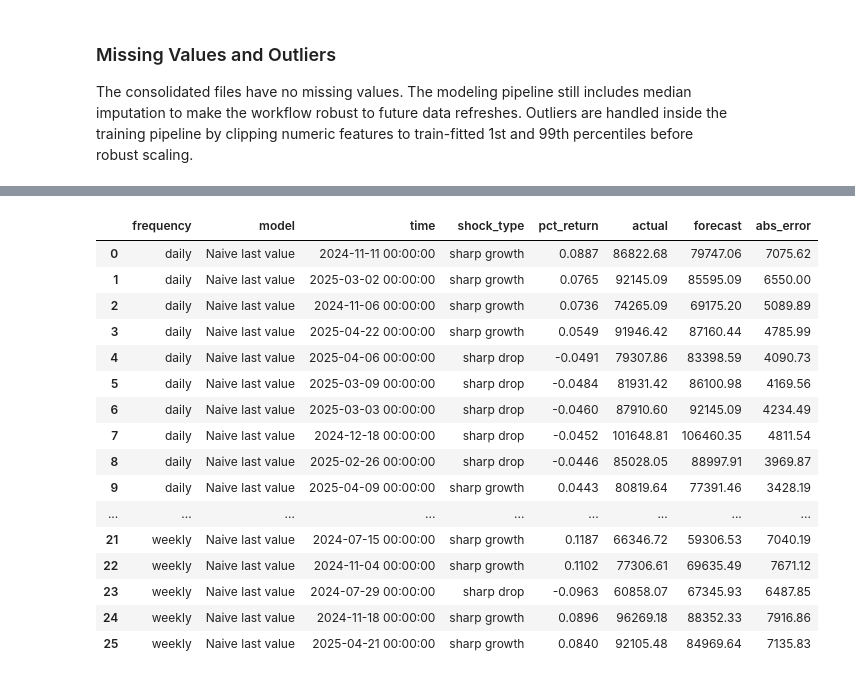
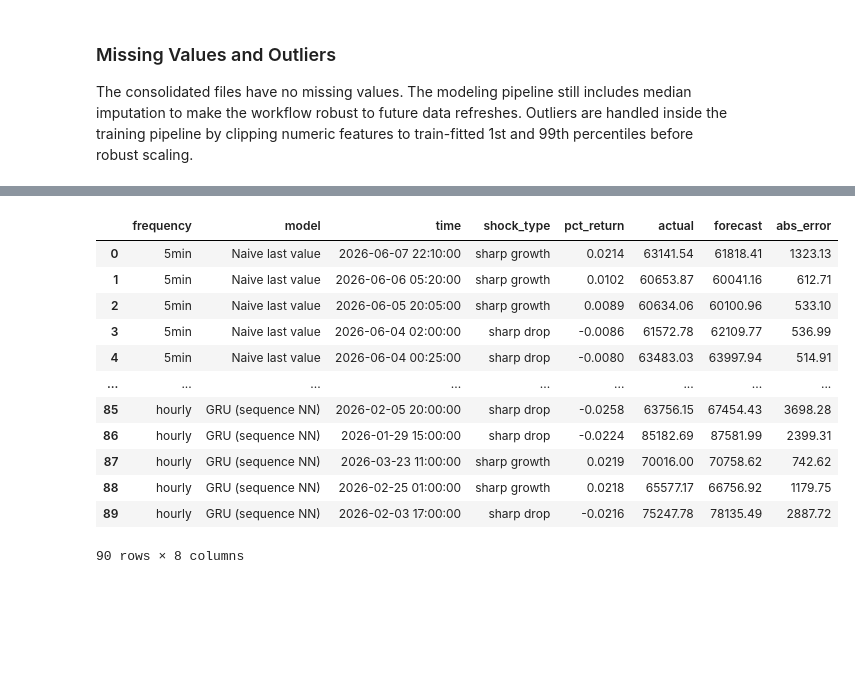
Before and after one commit to Tigran28102003/personal_projects, a Jupyter notebook: diploma/ACTUAL_VERSION/mmda_btc_report.ipynb, the cells around one changed output, grey strips where cells are left out. Drawn from its saved outputs; the diff is of its cells as text; code cells hidden in the pictures; blank space fills up the shorter version.

```diff
--- a/diploma/ACTUAL_VERSION/mmda_btc_report.ipynb
+++ b/diploma/ACTUAL_VERSION/mmda_btc_report.ipynb
@@ -859,7 +848,7 @@ def permutation_importance_table(frequency, model_name, n_repeats=5, top_n=15):
         n_repeats=n_repeats,
         random_state=RANDOM_STATE,
         scoring='neg_mean_absolute_error',
-        n_jobs=-1,
+        n_jobs=1,
     )
     table = pd.DataFrame({
         'frequency': frequency,
@@ -871,7 +860,7 @@ def permutation_importance_table(frequency, model_name, n_repeats=5, top_n=15):
     return table
 
 importance_tables = []
-for _, row in best_interpretable.iterrows():
+for _, row in best_gb.iterrows():
     table = permutation_importance_table(row['frequency'], row['model'])
     if not table.empty:
         importance_tables.append(table)
@@ -893,6 +882,6 @@ if importance_tables:
     plt.tight_layout()
     plt.show()
 else:
-    print('No permutation importance table was produced for the selected ML models.')
+    print('No permutation importance table was produced for the selected GB models.')
 # %% [output]
 |  | frequency | model | feature | importance_mean | importance_std |
@@ -916,5 +905,6 @@ else:
 # %%
-# Optional SHAP interpretation for tree-based best ML models. This cell is safe to skip when shap is unavailable.
+# Optional SHAP interpretation for the best Gradient Boosting model per frequency.
+# This cell is safe to skip when shap is unavailable.
 try:
     import shap
     HAS_SHAP = True
@@ -922,7 +912,7 @@ except Exception:
     HAS_SHAP = False
 
 if HAS_SHAP:
-    shap_candidates = best_interpretable[best_interpretable['model'].isin(['RandomForest', 'LightGBM', 'XGBoost', 'HistGradientBoosting'])]
+    shap_candidates = best_gb
     for _, row in shap_candidates.iterrows():
         frequency = row['frequency']
         model_name = row['model']
@@ -938,5 +928,5 @@ if HAS_SHAP:
         except Exception as exc:
             print(f'SHAP failed for {frequency} {model_name}: {exc}')
 else:
-    print('SHAP is not installed in the active environment; permutation importance above is used as the reproducible interpretation method.')
+    print('SHAP is not installed in the active environment; permutation importance above is used as the reproducible interpretation method for the GB models.')
 # %% [output]
@@ -955,12 +1020,13 @@ def residual_frame(frequency, model_name):
     frame['pct_return'] = frame['actual'].pct_change()
     return frame
 
-fig, axes = plt.subplots(len(best_by_frequency), 3, figsize=(18, 4 * len(best_by_frequency)))
-if len(best_by_frequency) == 1:
+error_analysis_rows = pd.concat([best_gb, best_nn]).reset_index(drop=True)
+
+fig, axes = plt.subplots(len(error_analysis_rows), 3, figsize=(18, 4 * len(error_analysis_rows)))
+if len(error_analysis_rows) == 1:
     axes = np.array([axes])
 
-worst_interval_rows = []
-for row_idx, (_, row) in enumerate(best_by_frequency.iterrows()):
+for row_idx, (_, row) in enumerate(error_analysis_rows.iterrows()):
     frequency = row['frequency']
     model_name = row['model']
     frame = residual_frame(frequency, model_name)
@@ -977,22 +1043,6 @@ for row_idx, (_, row) in enumerate(best_by_frequency.iterrows()):
     sns.histplot(frame['residual'], bins=35, kde=True, ax=axes[row_idx, 2], color='tab:purple')
     axes[row_idx, 2].set_title(f'{frequency.title()} residual distribution')
 
-    window = DATA_CONFIG[frequency]['error_window']
-    rolling_error = frame['abs_error'].rolling(window=window, min_periods=1).mean()
-    for end_time in rolling_error.sort_values(ascending=False).head(5).index:
-        pos = frame.index.get_loc(end_time)
-        start_time = frame.index[max(0, pos - window + 1)]
-        worst_interval_rows.append({
-            'frequency': frequency,
-            'model': model_name,
-            'interval_start': start_time,
-            'interval_end': end_time,
-            'window': window,
-            'mean_abs_error': rolling_error.loc[end_time],
-        })
-
 plt.tight_layout()
 plt.show()
-
-display(pd.DataFrame(worst_interval_rows).round({'mean_abs_error': 2}))
 # %% [output]
@@ -1016,7 +1050,10 @@ display(pd.DataFrame(worst_interval_rows).round({'mean_abs_error': 2}))
 # %%
+naive_rows = results_df[(results_df['family'] == 'baseline') & (results_df['model'] == 'Naive last value')].reset_index(drop=True)
+shock_candidates = pd.concat([naive_rows, best_gb, best_nn]).reset_index(drop=True)
+
 shock_rows = []
 shock_detail_rows = []
-for _, row in best_by_frequency.iterrows():
+for _, row in shock_candidates.iterrows():
     frequency = row['frequency']
     model_name = row['model']
     frame = residual_frame(frequency, model_name).dropna(subset=['pct_return'])
@@ -1072,20 +1116,16 @@ display(shock_details.round({'pct_return': 4, 'actual': 2, 'forecast': 2, 'abs_e
 |  | frequency | model | time | shock_type | pct_return | actual | forecast | abs_error |
-| 0 | daily | Naive last value | 2024-11-11 00:00:00 | sharp growth | 0.0887 | 86822.68 | 79747.06 | 7075.62 |
-| 1 | daily | Naive last value | 2025-03-02 00:00:00 | sharp growth | 0.0765 | 92145.09 | 85595.09 | 6550.00 |
-| 2 | daily | Naive last value | 2024-11-06 00:00:00 | sharp growth | 0.0736 | 74265.09 | 69175.20 | 5089.89 |
-| 3 | daily | Naive last value | 2025-04-22 00:00:00 | sharp growth | 0.0549 | 91946.42 | 87160.44 | 4785.99 |
-| 4 | daily | Naive last value | 2025-04-06 00:00:00 | sharp drop | -0.0491 | 79307.86 | 83398.59 | 4090.73 |
-| 5 | daily | Naive last value | 2025-03-09 00:00:00 | sharp drop | -0.0484 | 81931.42 | 86100.98 | 4169.56 |
-| 6 | daily | Naive last value | 2025-03-03 00:00:00 | sharp drop | -0.0460 | 87910.60 | 92145.09 | 4234.49 |
-| 7 | daily | Naive last value | 2024-12-18 00:00:00 | sharp drop | -0.0452 | 101648.81 | 106460.35 | 4811.54 |
-| 8 | daily | Naive last value | 2025-02-26 00:00:00 | sharp drop | -0.0446 | 85028.05 | 88997.91 | 3969.87 |
-| 9 | daily | Naive last value | 2025-04-09 00:00:00 | sharp growth | 0.0443 | 80819.64 | 77391.46 | 3428.19 |
+| 0 | 5min | Naive last value | 2026-06-07 22:10:00 | sharp growth | 0.0214 | 63141.54 | 61818.41 | 1323.13 |
+| 1 | 5min | Naive last value | 2026-06-06 05:20:00 | sharp growth | 0.0102 | 60653.87 | 60041.16 | 612.71 |
+| 2 | 5min | Naive last value | 2026-06-05 20:05:00 | sharp growth | 0.0089 | 60634.06 | 60100.96 | 533.10 |
+| 3 | 5min | Naive last value | 2026-06-04 02:00:00 | sharp drop | -0.0086 | 61572.78 | 62109.77 | 536.99 |
+| 4 | 5min | Naive last value | 2026-06-04 00:25:00 | sharp drop | -0.0080 | 63483.03 | 63997.94 | 514.91 |
 | ... | ... | ... | ... | ... | ... | ... | ... | ... |
-| 21 | weekly | Naive last value | 2024-07-15 00:00:00 | sharp growth | 0.1187 | 66346.72 | 59306.53 | 7040.19 |
-| 22 | weekly | Naive last value | 2024-11-04 00:00:00 | sharp growth | 0.1102 | 77306.61 | 69635.49 | 7671.12 |
-| 23 | weekly | Naive last value | 2024-07-29 00:00:00 | sharp drop | -0.0963 | 60858.07 | 67345.93 | 6487.85 |
-| 24 | weekly | Naive last value | 2024-11-18 00:00:00 | sharp growth | 0.0896 | 96269.18 | 88352.33 | 7916.86 |
-| 25 | weekly | Naive last value | 2025-04-21 00:00:00 | sharp growth | 0.0840 | 92105.48 | 84969.64 | 7135.83 |
+| 85 | hourly | GRU (sequence NN) | 2026-02-05 20:00:00 | sharp drop | -0.0258 | 63756.15 | 67454.43 | 3698.28 |
+| 86 | hourly | GRU (sequence NN) | 2026-01-29 15:00:00 | sharp drop | -0.0224 | 85182.69 | 87581.99 | 2399.31 |
+| 87 | hourly | GRU (sequence NN) | 2026-03-23 11:00:00 | sharp growth | 0.0219 | 70016.00 | 70758.62 | 742.62 |
+| 88 | hourly | GRU (sequence NN) | 2026-02-25 01:00:00 | sharp growth | 0.0218 | 65577.17 | 66756.92 | 1179.75 |
+| 89 | hourly | GRU (sequence NN) | 2026-02-03 17:00:00 | sharp drop | -0.0216 | 75247.78 | 78135.49 | 2887.72 |
+90 rows × 8 columns
 # %% [markdown]
 ## Discussion
 
```
Also changed, not shown: parts of 24 cells of this notebook, 3 other files.
